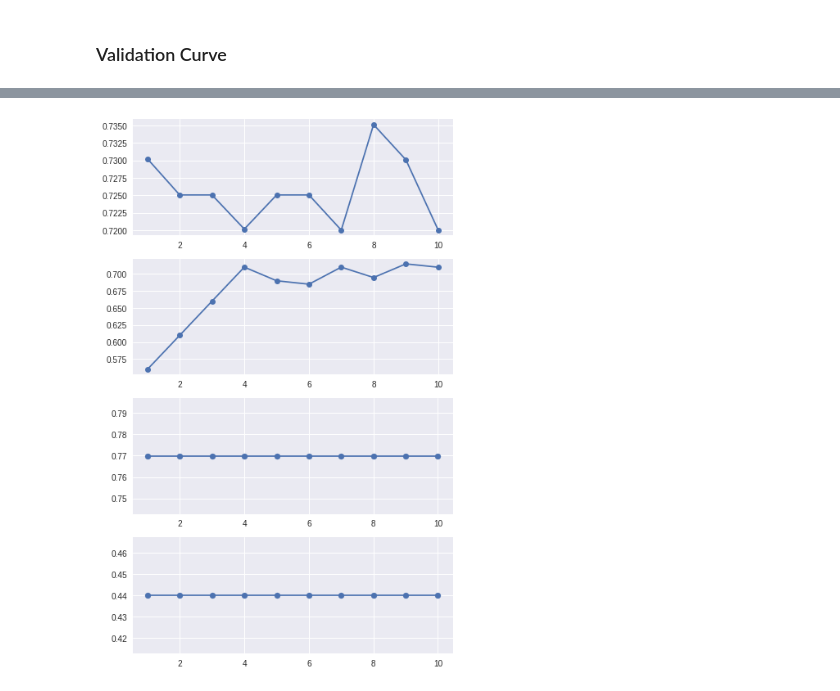
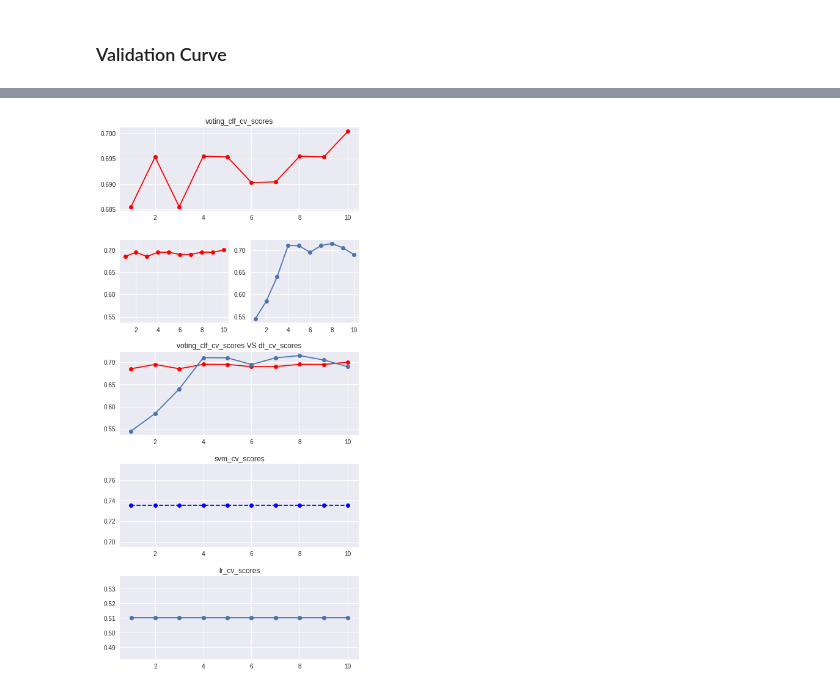
Before and after one commit to aakashv000/Machine-Learning-Lab-CS3103, a Jupyter notebook: Lab_10_Ensembling_methods.ipynb, the cells around one changed output, grey strips where cells are left out. Cells and saved outputs as stored; diff of their text form; code cells hidden in the pictures.

Commit message:
fixed plotting validation curves

```diff
--- a/Lab_10_Ensembling_methods.ipynb
+++ b/Lab_10_Ensembling_methods.ipynb
@@ -159,31 +159,38 @@ voting_clf_cv_scores
 # %%
-#TODO: make correction
+plt.figure(1, figsize=(7, 16))
 
-plt.figure(1, figsize=(7, 12))
+plt.subplot(511)
+plt.plot(range(1, 11), voting_clf_cv_scores, 'ro-')
+plt.title('voting_clf_cv_scores')
 
-plt.subplot(411)
+
+axes_voting = plt.subplot(523)
 # plt.scatter(range(1, 11), voting_clf_cv_scores)
-plt.plot(range(1, 11), voting_clf_cv_scores, 'o-')
+plt.plot(range(1, 11), voting_clf_cv_scores, color='red', marker='o', linestyle='solid')
 # plt.ylim(0, 1)
 # plt.yticks(np.arange(min(voting_clf_cv_scores) - 0.1, max(voting_clf_cv_scores) + 0.1, step=0.1))
 # yticks_loc_voting, _ = plt.yticks()
-plt.plot()
 
-# plt.subplot(422)
-# # plt.yticks(yticks_loc_voting)
-# plt.plot(range(1, 11), dt_cv_scores, 'o-')
+plt.subplot(524, sharey=axes_voting)
+# plt.yticks(yticks_loc_voting)
+plt.plot(range(1, 11), dt_cv_scores, 'o-')
+plt.subplots_adjust(hspace=0.35)
 
-plt.subplot(412)
+
+plt.subplot(513)
+plt.plot(range(1, 11), voting_clf_cv_scores, 'ro-')
 plt.plot(range(1, 11), dt_cv_scores, 'o-')
+plt.title('voting_clf_cv_scores VS dt_cv_scores')
 
-plt.subplot(413)
-plt.scatter(range(1, 11), svm_cv_scores)
-plt.plot(range(1, 11), svm_cv_scores)
+plt.subplot(514)
+plt.plot(range(1, 11), svm_cv_scores, 'bo--')
+plt.title('svm_cv_scores')
 
-plt.subplot(414)
+plt.subplot(515)
 plt.scatter(range(1, 11), lr_cv_scores)
 plt.plot(range(1, 11), lr_cv_scores)
+plt.title('lr_cv_scores')
 
 plt.show()
 # %% [output]
-[figure, old version]
+[figure, new version]
```
Also changed, not shown: parts of 8 cells of this notebook.
